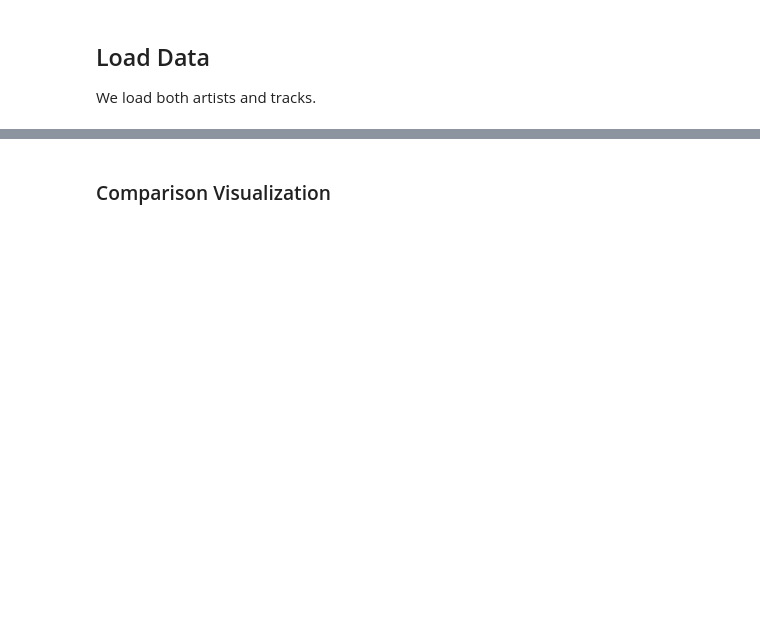
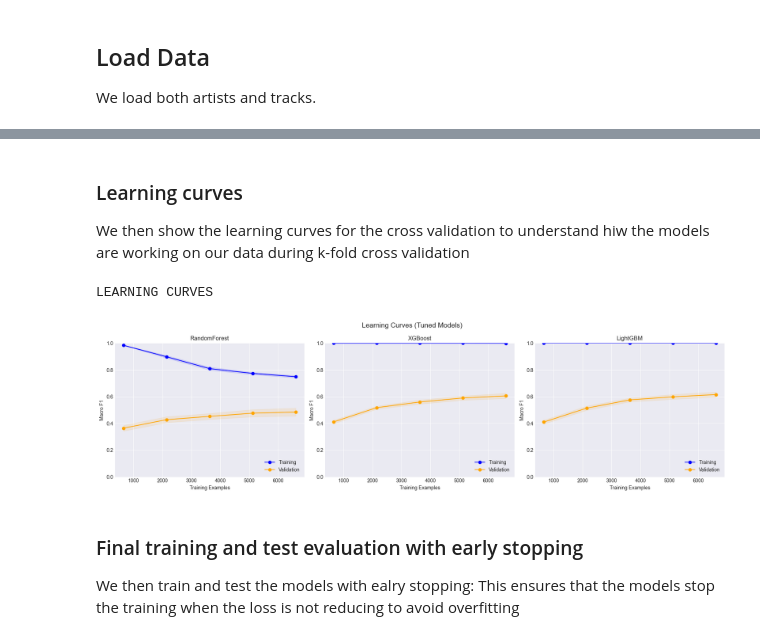
Before and after one commit to jaanisfehling/italian-rap-songs, a Jupyter notebook: predictive_analysis/predictive_analysis.ipynb, the cells around one changed output, grey strips where cells are left out. Saved outputs shown, nothing was run; the diff lists cells and outputs as text; code cells hidden in the pictures; blank space fills up the shorter version.

```diff
--- a/predictive_analysis/predictive_analysis.ipynb
+++ b/predictive_analysis/predictive_analysis.ipynb
@@ -426,3 +322,42 @@ Tuning Complete.
+# %% [markdown]
+### Learning curves
+We then show the learning curves for the cross validation to understand hiw the models are working on our data during k-fold cross validation
+# %%
+print("LEARNING CURVES")
+
+fig, axes = plt.subplots(1, len(tuned_models), figsize=(18, 5))
+
+for i, (name, model) in enumerate(tuned_models.items()):
+    train_sizes, train_scores, test_scores = learning_curve(
+        model, X_train, y_train, cv=cv, scoring='f1_macro', n_jobs=-1,
+        train_sizes=np.linspace(0.1, 1.0, 5), random_state=42
+    )
+
+    train_mean = np.mean(train_scores, axis=1)
+    train_std = np.std(train_scores, axis=1)
+    test_mean = np.mean(test_scores, axis=1)
+    test_std = np.std(test_scores, axis=1)
+
+    ax = axes[i]
+    ax.plot(train_sizes, train_mean, 'o-', color="blue", label="Training")
+    ax.plot(train_sizes, test_mean, 'o-', color="orange", label="Validation")
+    ax.fill_between(train_sizes, train_mean - train_std, train_mean + train_std, alpha=0.1, color="blue")
+    ax.fill_between(train_sizes, test_mean - test_std, test_mean + test_std, alpha=0.1, color="orange")
+    ax.set_title(f"{name}")
+    ax.set_xlabel("Training Examples")
+    ax.set_ylabel("Macro F1")
+    ax.legend(loc="lower right")
+    ax.grid(True)
+    ax.set_ylim(0, 1)
+
+plt.suptitle("Learning Curves (Tuned Models)", fontsize=14)
+plt.tight_layout()
+plt.show()
+# %% [output]
+LEARNING CURVES
+[figure, added]
 # %% [markdown]
-### Comparison Visualization
+### Final training and test evaluation with early stopping
+
+We then train and test the models with ealry stopping: This ensures that the models stop the training when the loss is not reducing to avoid overfitting
 # %%
```
Also changed, not shown: parts of 38 cells of this notebook, 1 other file.
